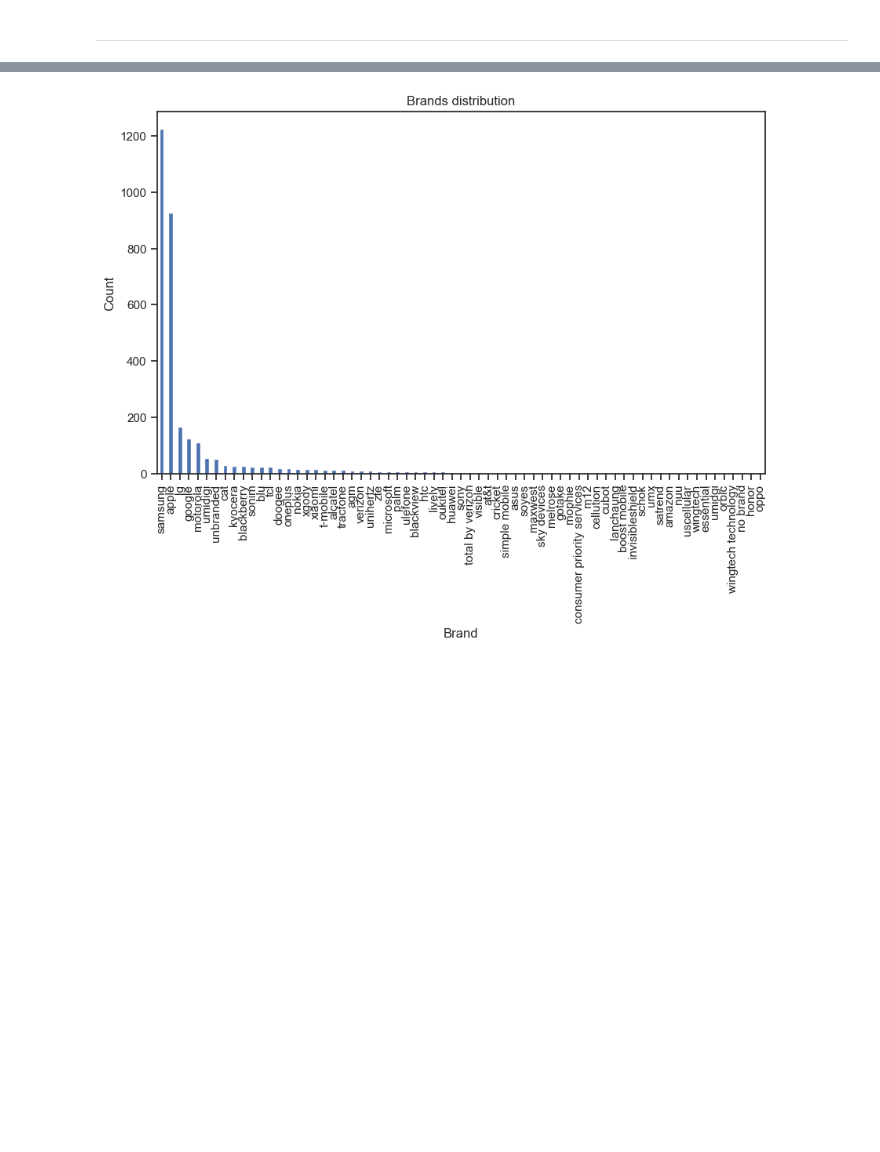
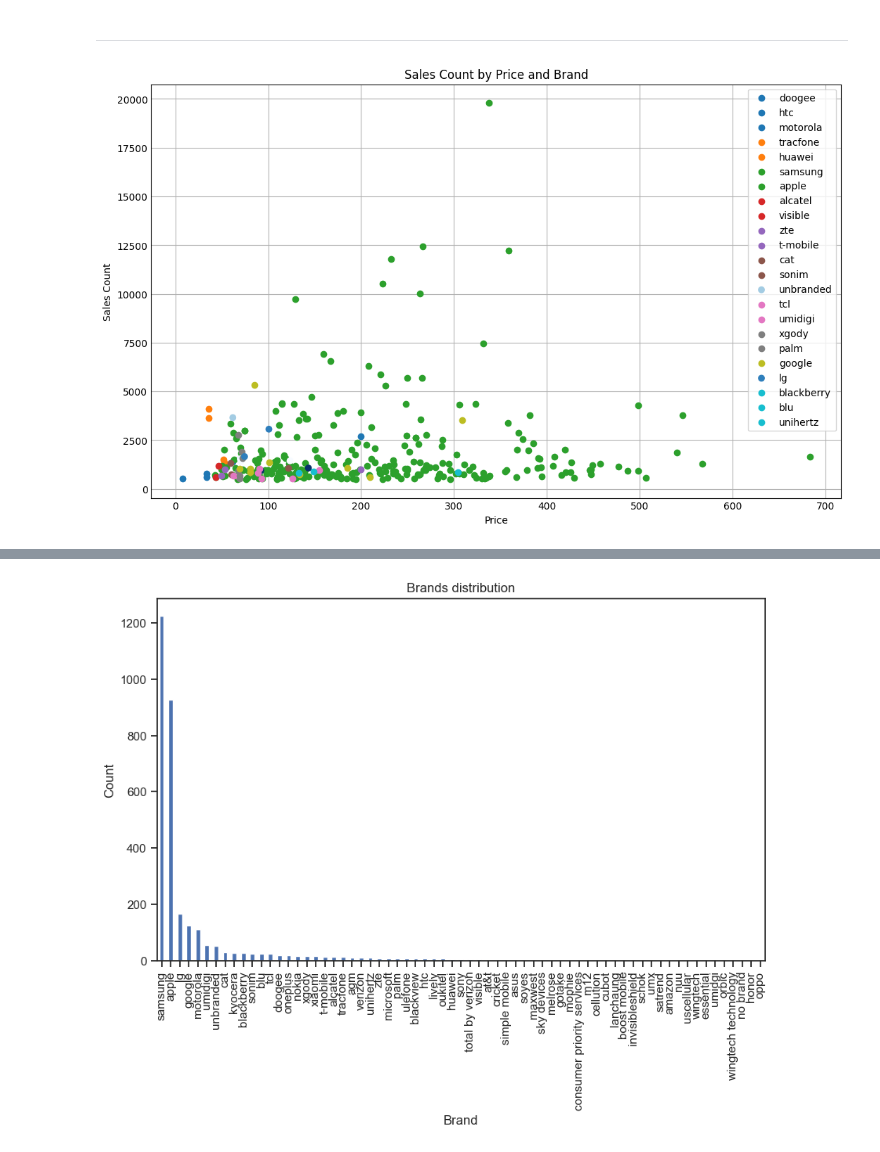
Before and after one commit to AleksKids/hedonistic-demand-from-ebay, a Jupyter notebook: EDA/Global EDA.ipynb, the cells around one changed output, grey strips where cells are left out. Saved outputs shown, nothing was run; the diff lists cells and outputs as text; code cells hidden in the pictures; blank space fills up the shorter version.

```diff
--- a/EDA/Global EDA.ipynb
+++ b/EDA/Global EDA.ipynb
@@ -105,0 +95,23 @@ plt.show()
+# %%
+# make data:
+PBS = data[data.Is_Target==0].groupby(by=["Price", "Brand"]).agg({"Sales_Count": sum})
+PBS = PBS[PBS['Sales_Count']>500]
+PBS.reset_index(inplace=True)
+
+# Создаем график рассеяния с разными цветами и размером
+plt.figure(figsize=(10, 6))
+
+brands = PBS['Brand'].unique()
+colors = plt.cm.get_cmap('tab10', len(brands))  # Генерируем цвета из цветовой карты
+
+for i, brand in enumerate(brands):
+    brand_data = PBS[PBS['Brand'] == brand]
+    plt.scatter(brand_data['Price'], brand_data['Sales_Count'], c=colors(i), label=brand)
+
+plt.xlabel('Price')
+plt.ylabel('Sales Count')
+plt.title('Sales Count by Price and Brand')
+plt.legend()
+plt.show()
+# %% [output]
+[figure, added]
```
Also changed, not shown: parts of 4 cells of this notebook.
